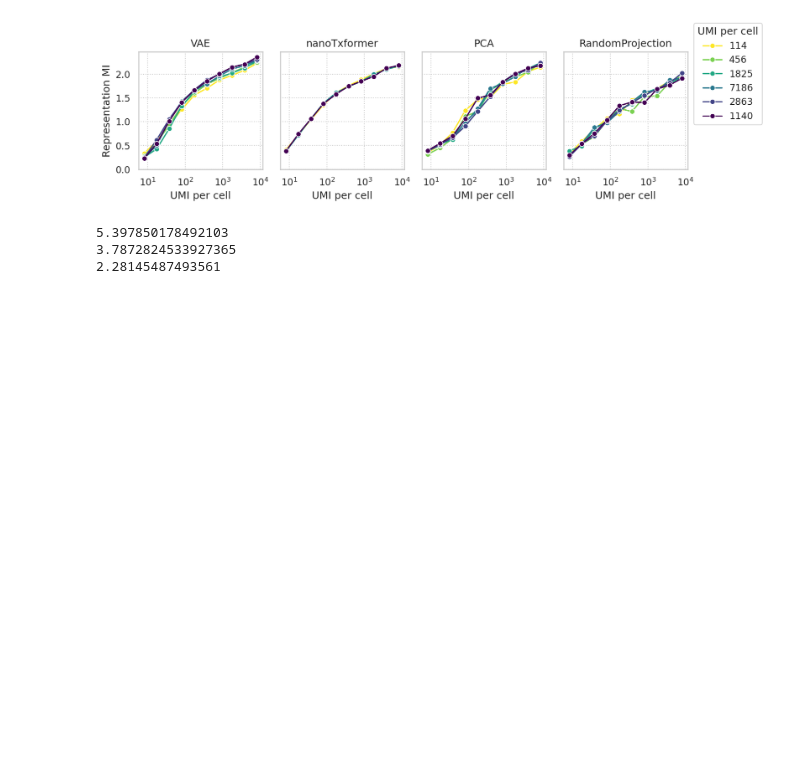
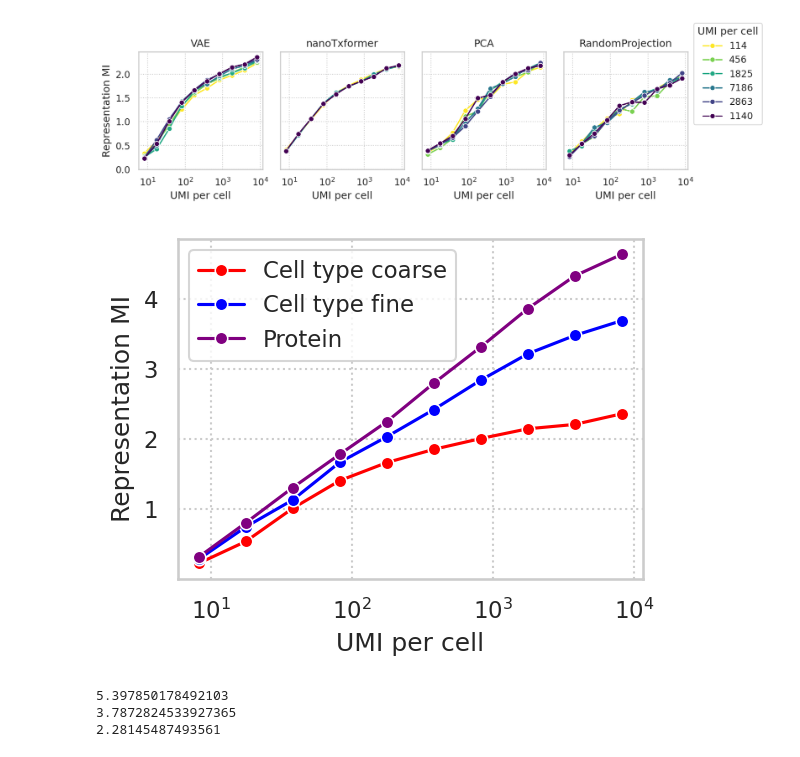
Before and after one commit to ggdna/scScaling, a Jupyter notebook: analysis/PBMC_MI_estimation.ipynb, the cells around one changed output. Saved outputs shown, nothing was run; the diff lists cells and outputs as text; code cells hidden in the pictures; blank space fills up the shorter version.

Commit message:
plot fits

```diff
--- a/analysis/PBMC_MI_estimation.ipynb
+++ b/analysis/PBMC_MI_estimation.ipynb
@@ -176,6 +176,30 @@ plt.tight_layout()
 plt.show()
 # %% [output]
 [figure]
+# %%
+plt.figure(figsize=(4, 3))
+sns.lineplot(df[(df['Cell number'] > 5*10**4) &
+                (df['Method'] == 'VAE')],
+             x='UMI per cell',
+             y='Cell type coarse MI',
+             color='red',
+             marker ='o', label='Cell type coarse')
+sns.lineplot(df[(df['Cell number'] > 5*10**4) &
+                (df['Method'] == 'VAE')],
+             x='UMI per cell',
+             y='Cell type fine MI',
+             color='blue',
+             marker ='o', label='Cell type fine')
+sns.lineplot(df[(df['Cell number'] > 5*10**4) &
+                (df['Method'] == 'VAE')],
+             x='UMI per cell',
+             y='Protein MI',
+             color='purple',
+             marker ='o', label='Protein')
+plt.ylabel('Representation MI')
+plt.xscale('log')
+# %% [output]
+[figure, added]
 # %%
 import numpy as np
 import matplotlib.pyplot as plt
```
Also changed, not shown: parts of 1 cell of this notebook.
